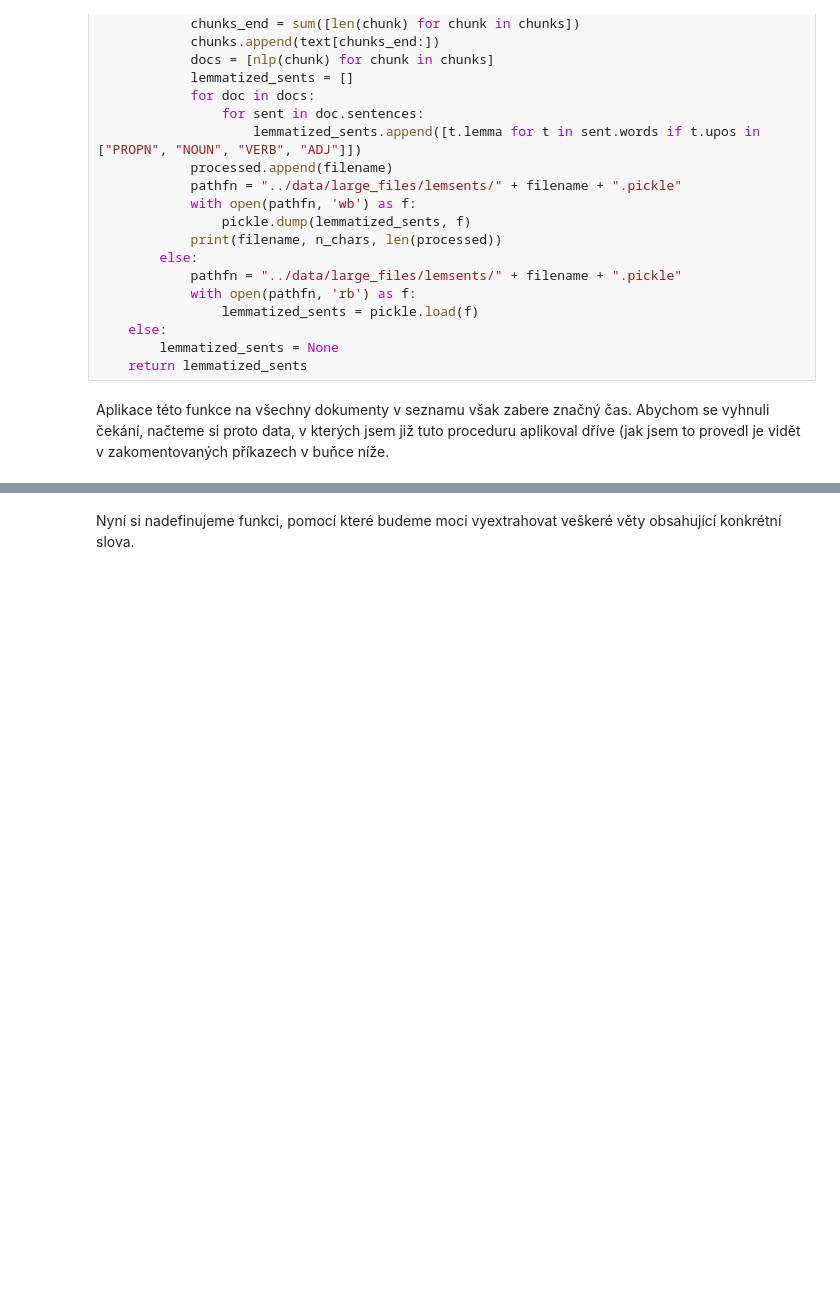
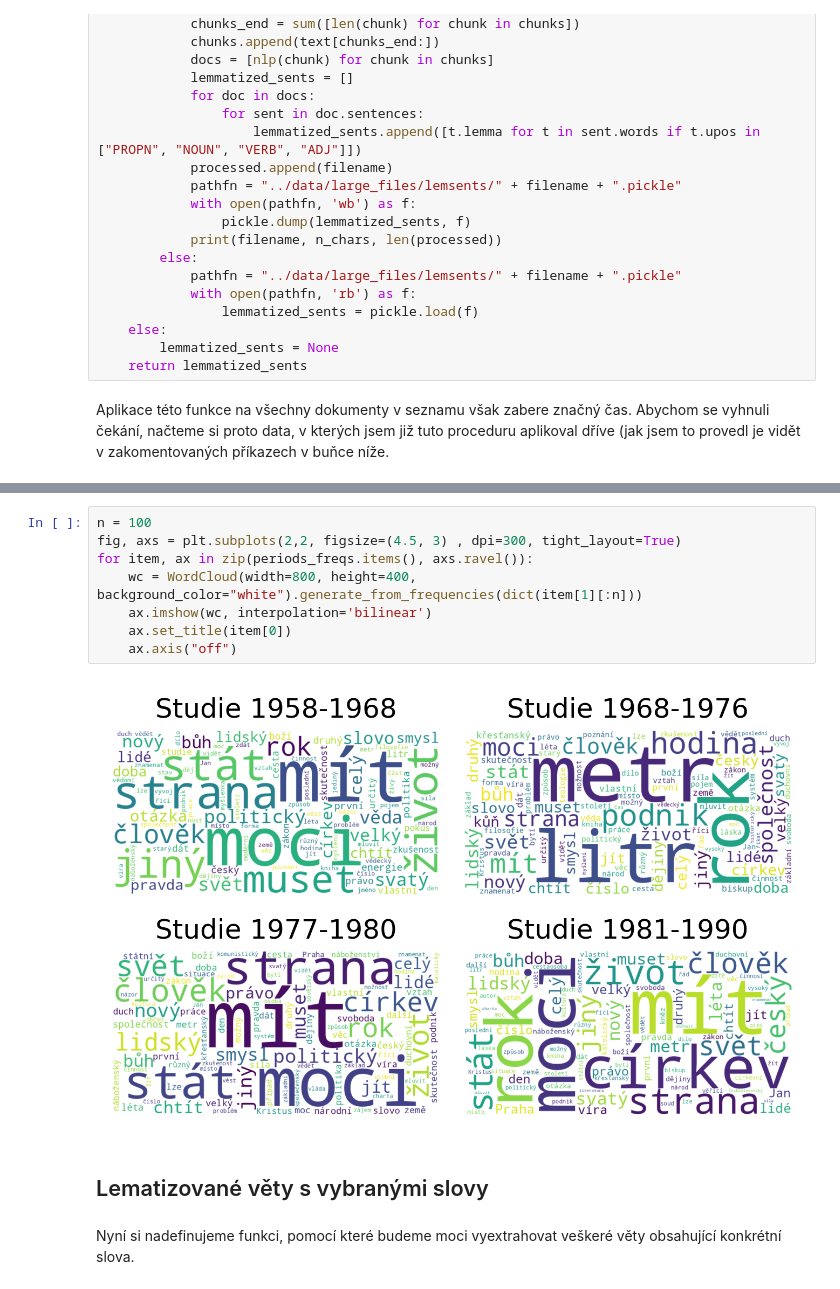
Before and after one commit to CCS-ZCU/pribehy-dat, a Jupyter notebook: scripts/9_pdf.ipynb, the cells around one changed output, grey strips where cells are left out. Cells and saved outputs as stored; diff of their text form; blank space fills up the shorter version.

```diff
--- a/scripts/9_pdf.ipynb
+++ b/scripts/9_pdf.ipynb
@@ -490,3 +514,15 @@ scriptum_df.to_json("../data/large_files/scriptum_df_lemmata.json")
+# %%
+n = 100
+fig, axs = plt.subplots(2,2, figsize=(4.5, 3) , dpi=300, tight_layout=True)
+for item, ax in zip(periods_freqs.items(), axs.ravel()):
+    wc = WordCloud(width=800, height=400, background_color="white").generate_from_frequencies(dict(item[1][:n]))
+    ax.imshow(wc, interpolation='bilinear')
+    ax.set_title(item[0])
+    ax.axis("off")
+# %% [output]
+[figure, added]
+# %% [markdown]
+## Lematizované věty s vybranými slovy
 # %% [markdown]
 Nyní si nadefinujeme funkci, pomocí které budeme moci vyextrahovat veškeré věty obsahující konkrétní slova.
 # %%
```
Also changed, not shown: parts of 14 cells of this notebook.
